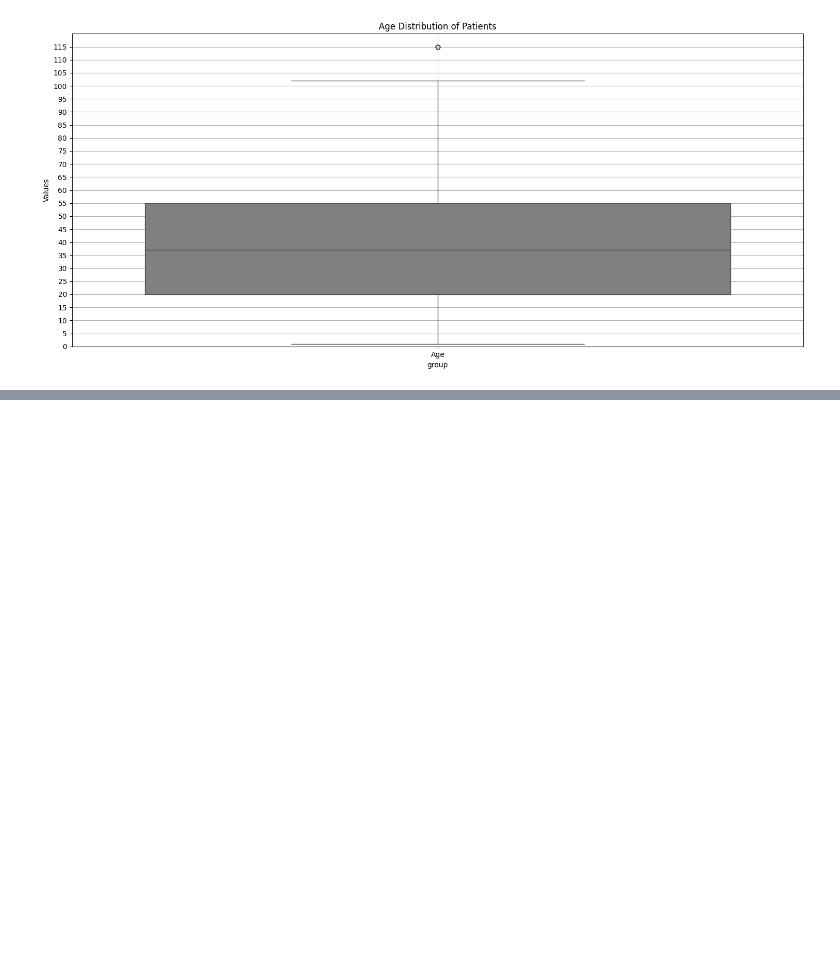
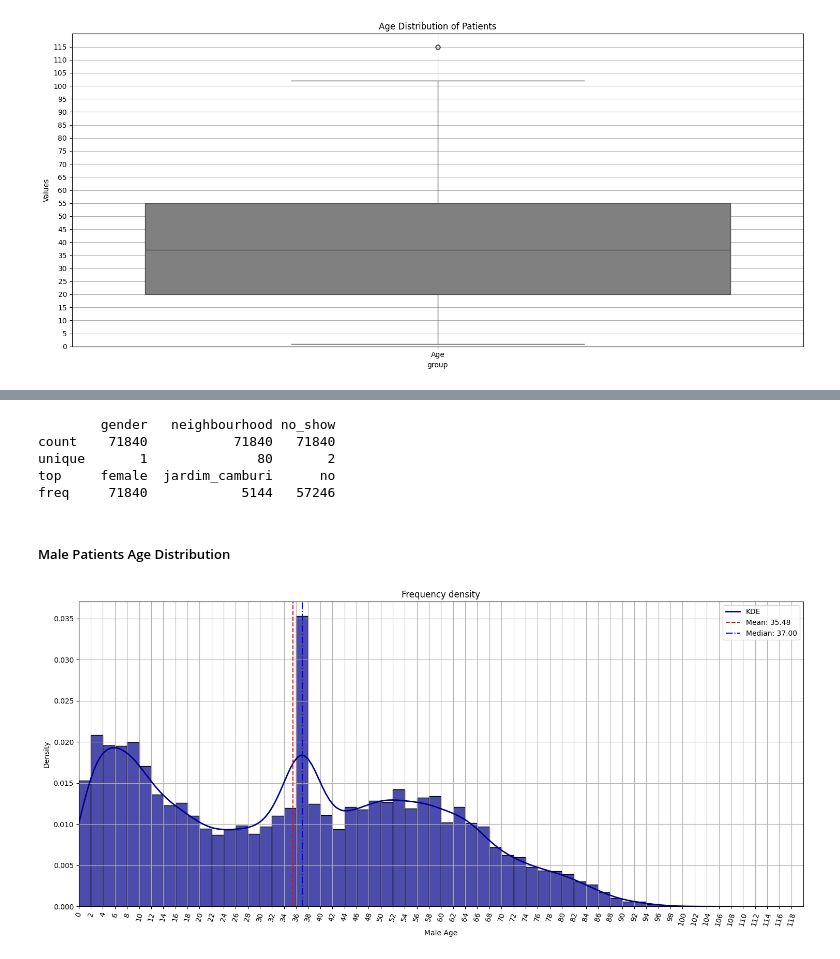
Before and after one commit to LuisPastranaLemus/Data-Driven-Insights-on-Patient-No-Shows, a Jupyter notebook: notebooks/01-eda.ipynb, the cells around one changed output, grey strips where cells are left out. Saved outputs shown, nothing was run; the diff lists cells and outputs as text; code cells hidden in the pictures; blank space fills up the shorter version.

```diff
--- a/notebooks/01-eda.ipynb
+++ b/notebooks/01-eda.ipynb
@@ -115,0 +154,17 @@ plot_frequency_density(df_patients['age'], bins=np.arange(0, 120, 2), color='gre
+# %%
+print(df_female_age.describe(include='object'))
+# %% [output]
+        gender   neighbourhood no_show
+count    71840           71840   71840
+unique       1              80       2
+top     female  jardim_camburi      no
+freq     71840            5144   57246
+# %% [markdown]
+##### Male Patients Age Distribution
+# %%
+df_male_age = df_patients.loc[(df_patients['gender'] == 'male'), :]
+
+plot_frequency_density(df_male_age['age'], bins=np.arange(0, 120, 2), color='darkblue', title='Frequency density', xlabel='Male Age',
+                       ylabel='Density', xticks_range=(0, 120, 2), rotation=75, show_kde=True)
+# %% [output]
+[figure, added]
```
Also changed, not shown: parts of 17 cells of this notebook, 3 other files.
